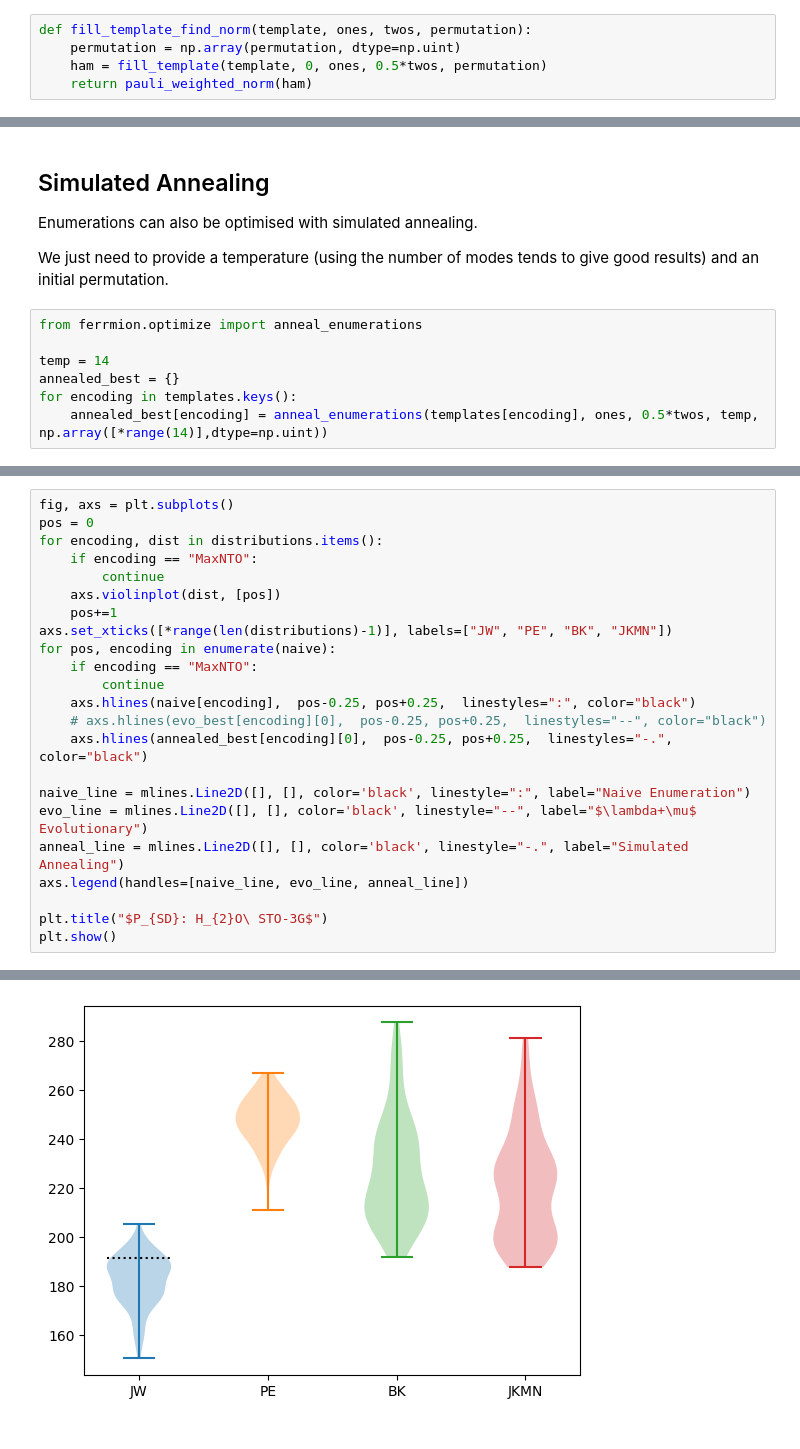
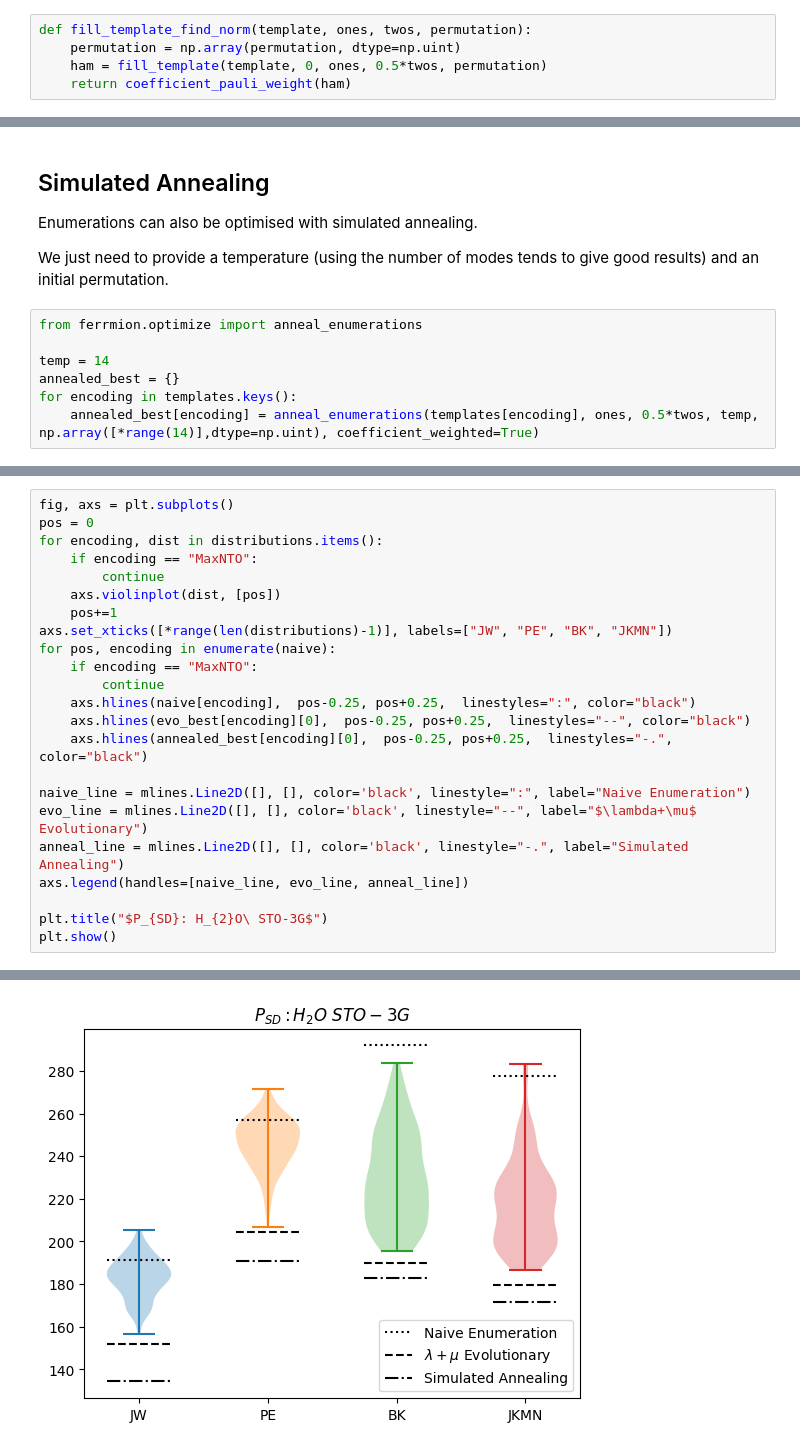
Before and after one commit to UCL-CCS/ferrmion, a Jupyter notebook: docs/source/notebooks/pauli_weight.ipynb, the cells around one changed output, grey strips where cells are left out. Drawn from its saved outputs; the diff is of its cells as text.

```diff
--- a/docs/source/notebooks/pauli_weight.ipynb
+++ b/docs/source/notebooks/pauli_weight.ipynb
@@ -139,7 +139,7 @@ Let's start by finding $P_{SD}$ for a set of random permutations of the fermioni
 def fill_template_find_norm(template, ones, twos, permutation):
     permutation = np.array(permutation, dtype=np.uint)
     ham = fill_template(template, 0, ones, 0.5*twos, permutation)
-    return pauli_weighted_norm(ham)
+    return coefficient_pauli_weight(ham)
 # %% [markdown]
 As a test, lets check the naive enumeration, $(0,1,...,M) \to (0,1,...,M)$
 # %%
@@ -267,4 +267,4 @@ from ferrmion.optimize import anneal_enumerations
 temp = 14
 annealed_best = {}
 for encoding in templates.keys():
-    annealed_best[encoding] = anneal_enumerations(templates[encoding], ones, 0.5*twos, temp, np.array([*range(14)],dtype=np.uint))
+    annealed_best[encoding] = anneal_enumerations(templates[encoding], ones, 0.5*twos, temp, np.array([*range(14)],dtype=np.uint), coefficient_weighted=True)
@@ -287,7 +299,7 @@ for pos, encoding in enumerate(naive):
     if encoding == "MaxNTO":
         continue
     axs.hlines(naive[encoding],  pos-0.25, pos+0.25,  linestyles=":", color="black")
-    # axs.hlines(evo_best[encoding][0],  pos-0.25, pos+0.25,  linestyles="--", color="black")
+    axs.hlines(evo_best[encoding][0],  pos-0.25, pos+0.25,  linestyles="--", color="black")
     axs.hlines(annealed_best[encoding][0],  pos-0.25, pos+0.25,  linestyles="-.", color="black")
 
 naive_line = mlines.Line2D([], [], color='black', linestyle=":", label="Naive Enumeration")
@@ -302,3 +313,3 @@ KeyError: 'jw'
-[figure, old version]
+[figure, new version]
 # %%
 evo_best
```
Also changed, not shown: parts of 11 cells of this notebook, 6 other files.
